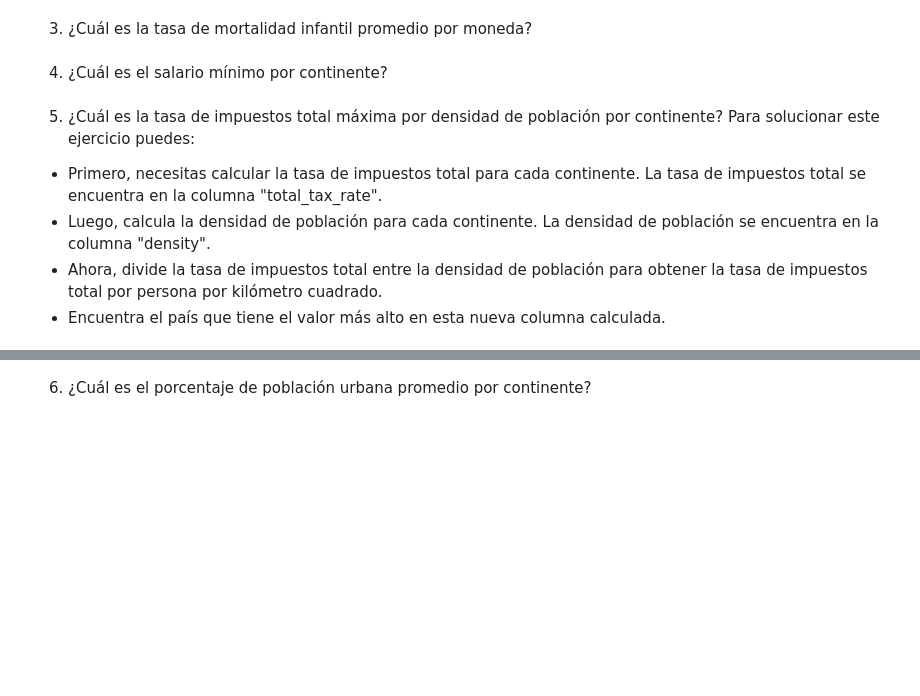
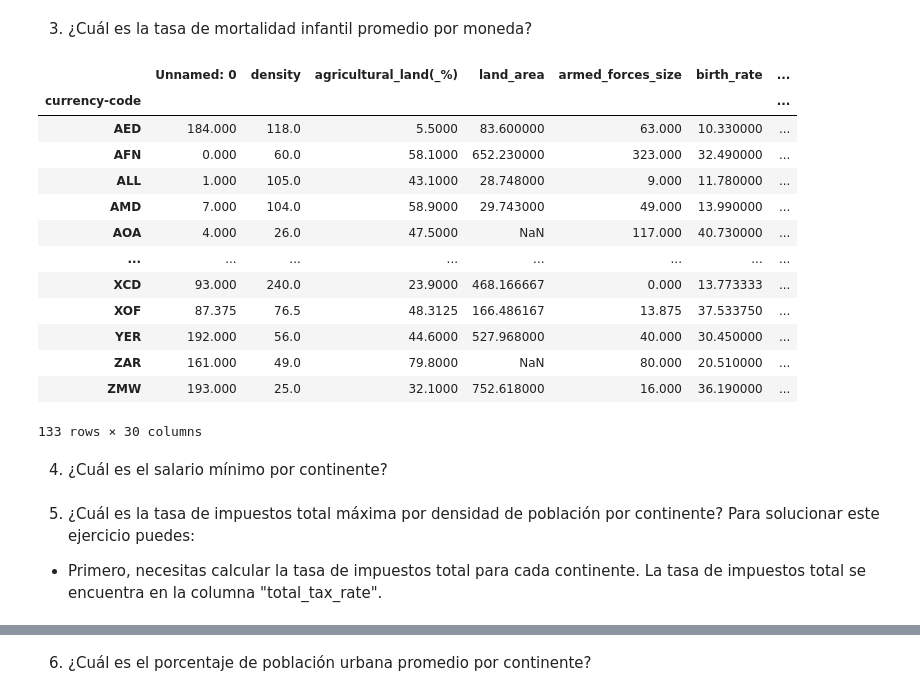
Before and after one commit to Adalab/da-modulo3-sprint1-pairprogramming-TamaraPatricia, a Jupyter notebook: pair-AGRUPACIONES.ipynb, the cells around one changed output, grey strips where cells are left out. Drawn from its saved outputs; the diff is of its cells as text; code cells hidden in the pictures; blank space fills up the shorter version.

```diff
--- a/pair-AGRUPACIONES.ipynb
+++ b/pair-AGRUPACIONES.ipynb
@@ -56,12 +136,26 @@ _________
 2. ¿Cuál es la esperanza de vida promedio por idioma oficial? Agrupa los países por idioma oficial y calcula la esperanza de vida promedio.
 # %% [markdown]
 3. ¿Cuál es la tasa de mortalidad infantil promedio por moneda?
+# %%
+df.groupby('currency-code').mean('infant_mortality')
+# %% [output]
+|  | Unnamed: 0 | density | agricultural_land(_%) | land_area | armed_forces_size | birth_rate | ... |
+| currency-code |  |  |  |  |  |  | ... |
+| AED | 184.000 | 118.0 | 5.5000 | 83.600000 | 63.000 | 10.330000 | ... |
+| AFN | 0.000 | 60.0 | 58.1000 | 652.230000 | 323.000 | 32.490000 | ... |
+| ALL | 1.000 | 105.0 | 43.1000 | 28.748000 | 9.000 | 11.780000 | ... |
+| AMD | 7.000 | 104.0 | 58.9000 | 29.743000 | 49.000 | 13.990000 | ... |
+| AOA | 4.000 | 26.0 | 47.5000 | NaN | 117.000 | 40.730000 | ... |
+| ... | ... | ... | ... | ... | ... | ... | ... |
+| XCD | 93.000 | 240.0 | 23.9000 | 468.166667 | 0.000 | 13.773333 | ... |
+| XOF | 87.375 | 76.5 | 48.3125 | 166.486167 | 13.875 | 37.533750 | ... |
+| YER | 192.000 | 56.0 | 44.6000 | 527.968000 | 40.000 | 30.450000 | ... |
+| ZAR | 161.000 | 49.0 | 79.8000 | NaN | 80.000 | 20.510000 | ... |
+| ZMW | 193.000 | 25.0 | 32.1000 | 752.618000 | 16.000 | 36.190000 | ... |
+133 rows × 30 columns
 # %% [markdown]
 4. ¿Cuál es el salario mínimo por continente?
 # %% [markdown]
 5. ¿Cuál es la tasa de impuestos total máxima por densidad de población por continente? Para solucionar este ejercicio puedes:
 
 - Primero, necesitas calcular la tasa de impuestos total para cada continente. La tasa de impuestos total se encuentra en la columna "total_tax_rate".
-- Luego, calcula la densidad de población para cada continente. La densidad de población se encuentra en la columna "density".
-- Ahora, divide la tasa de impuestos total entre la densidad de población para obtener la tasa de impuestos total por persona por kilómetro cuadrado.
-- Encuentra el país que tiene el valor más alto en esta nueva columna calculada.
```
Also changed, not shown: parts of 25 cells of this notebook.
